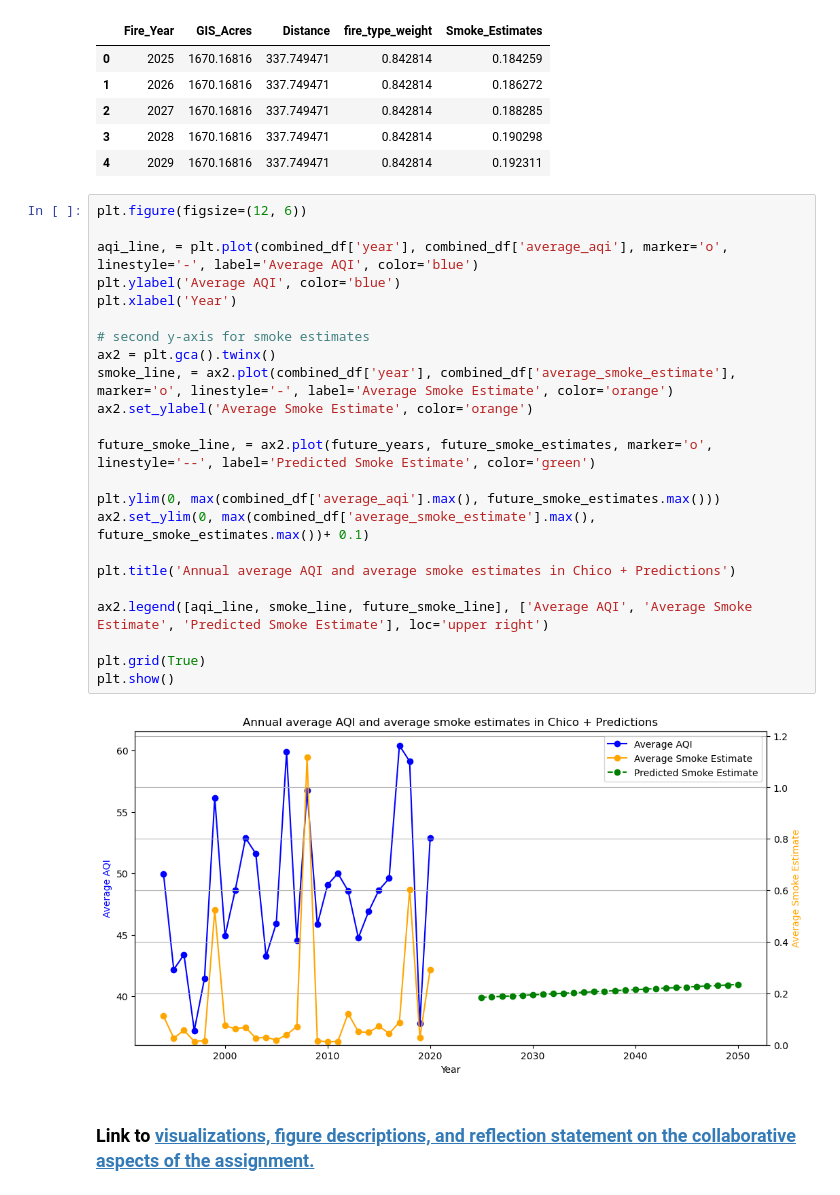
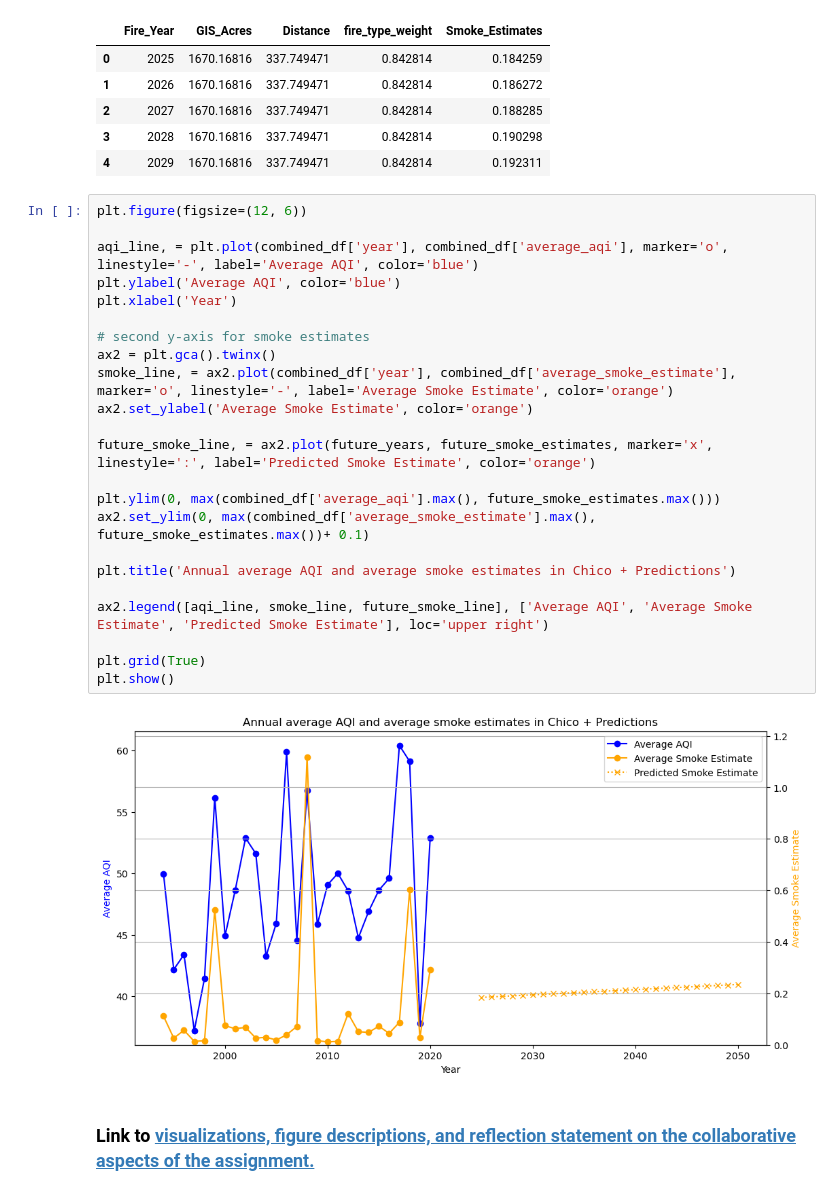
Before and after one commit to kellyzwang/wildfire_analysis, a Jupyter notebook: common_analysis.ipynb, the cells around one changed output. Drawn from its saved outputs; the diff is of its cells as text.

```diff
--- a/common_analysis.ipynb
+++ b/common_analysis.ipynb
@@ -358,27 +358,27 @@ future_df.head()
 # %%
 plt.figure(figsize=(12, 6))
 
 aqi_line, = plt.plot(combined_df['year'], combined_df['average_aqi'], marker='o', linestyle='-', label='Average AQI', color='blue')
 plt.ylabel('Average AQI', color='blue')
 plt.xlabel('Year')
 
 # second y-axis for smoke estimates
 ax2 = plt.gca().twinx()
 smoke_line, = ax2.plot(combined_df['year'], combined_df['average_smoke_estimate'], marker='o', linestyle='-', label='Average Smoke Estimate', color='orange')
 ax2.set_ylabel('Average Smoke Estimate', color='orange')
 
-future_smoke_line, = ax2.plot(future_years, future_smoke_estimates, marker='o', linestyle='--', label='Predicted Smoke Estimate', color='green')
+future_smoke_line, = ax2.plot(future_years, future_smoke_estimates, marker='x', linestyle=':', label='Predicted Smoke Estimate', color='orange')
 
 plt.ylim(0, max(combined_df['average_aqi'].max(), future_smoke_estimates.max()))
 ax2.set_ylim(0, max(combined_df['average_smoke_estimate'].max(), future_smoke_estimates.max())+ 0.1)
 
 plt.title('Annual average AQI and average smoke estimates in Chico + Predictions')
 
 ax2.legend([aqi_line, smoke_line, future_smoke_line], ['Average AQI', 'Average Smoke Estimate', 'Predicted Smoke Estimate'], loc='upper right')
 
 plt.grid(True)
 plt.show()
 # %% [output]
-[figure, old version]
+[figure, new version]
 # %% [markdown]
 ### Link to [visualizations, figure descriptions, and reflection statement on the collaborative aspects of the assignment.](https://docs.google.com/document/d/12CiPrrHK_P5aG3uOjbt3Qy-Cv1CzFTUMY2aJxEq22ag/edit?usp=sharing)
```
